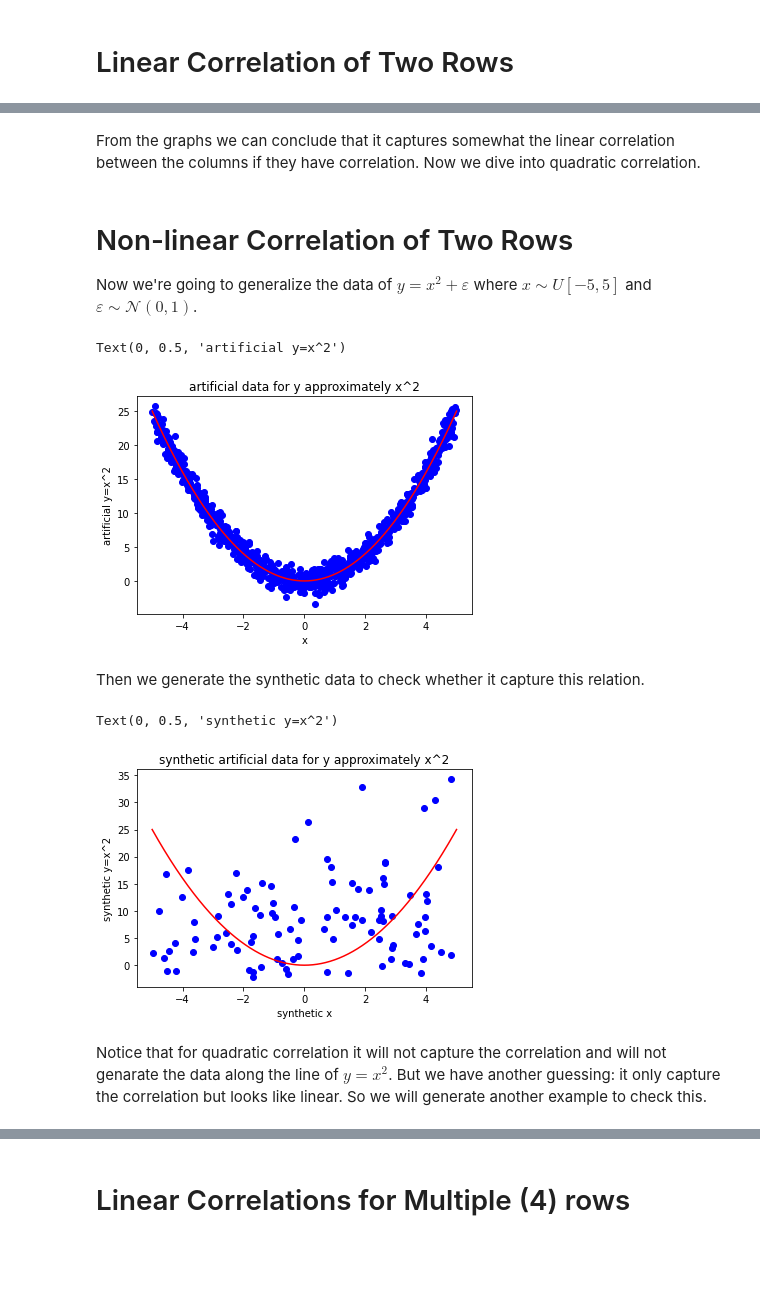
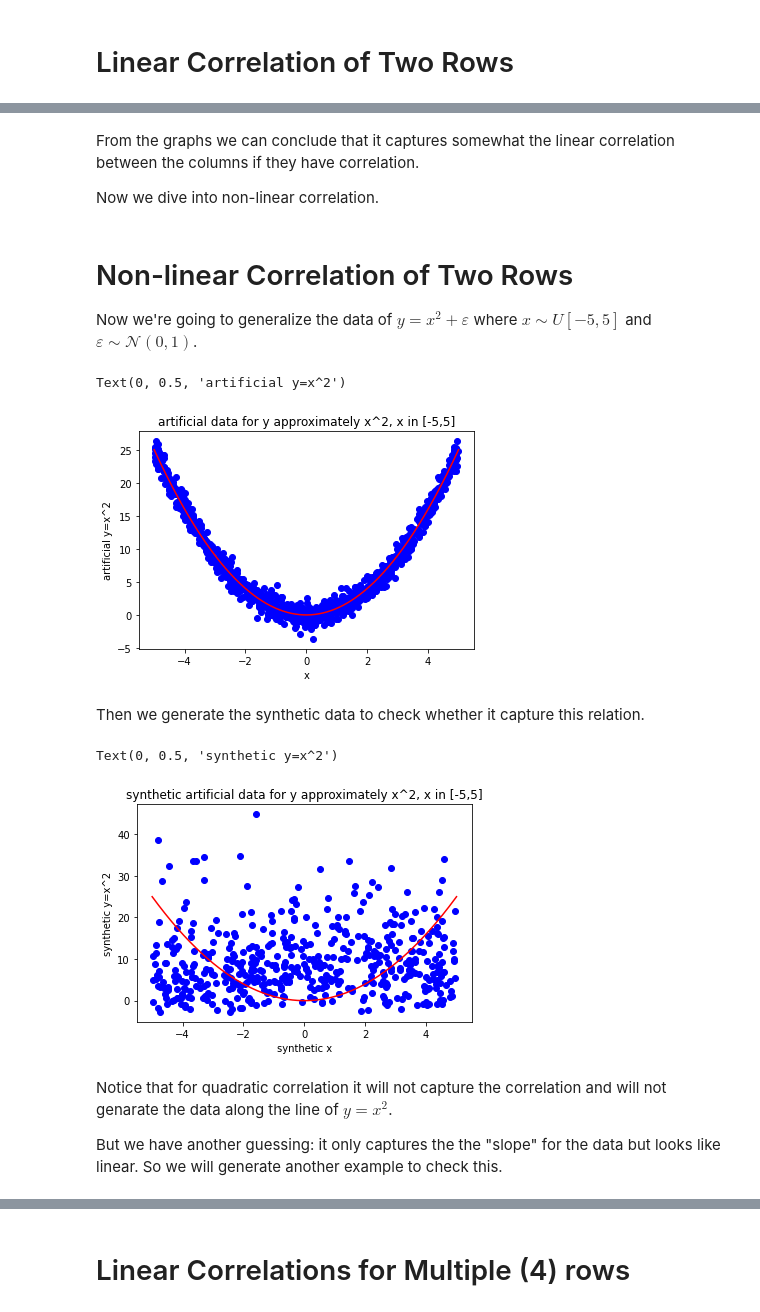
Before and after one commit to JetfiRex/SyntheticDataExperiments, a Jupyter notebook: Experiment for Correlation.ipynb, the cells around one changed output, grey strips where cells are left out. Saved outputs shown, nothing was run; the diff lists cells and outputs as text; code cells hidden in the pictures; blank space fills up the shorter version.

Commit message:
0.1.1 adding sample number for the experimentals.

```diff
--- a/Experiment for Correlation.ipynb
+++ b/Experiment for Correlation.ipynb
@@ -67,5 +71,7 @@ plt.plot(synthetic_x,synthetic_false_target,"bo")
 # %% [markdown]
-From the graphs we can conclude that it captures somewhat the linear correlation between the columns if they have correlation. Now we dive into quadratic correlation.
+From the graphs we can conclude that it captures somewhat the linear correlation between the columns if they have correlation.
+
+Now we dive into non-linear correlation.
 # %% [markdown]
 # Non-linear Correlation of Two Rows
 Now we're going to generalize the data of $y=x^2+\varepsilon$ where $x\sim U[-5,5]$ and $\varepsilon \sim \mathcal{N}(0,1)$.
@@ -77,31 +83,33 @@ real_x = np.linspace(-5,5,1000)
 real_y = real_x*real_x
 plt.plot(x,y,"bo")
 plt.plot(real_x,real_y,"r-")
-plt.title("artificial data for y approximately x^2")
+plt.title("artificial data for y approximately x^2, x in [-5,5]")
 plt.xlabel("x")
 plt.ylabel("artificial y=x^2")
 # %% [output]
 Text(0, 0.5, 'artificial y=x^2')
-[figure, old version]
+[figure, new version]
 # %% [markdown]
 Then we generate the synthetic data to check whether it capture this relation.
 # %%
 df=pd.DataFrame(pd.DataFrame([x,y,false_target]).values.T,columns = ["x","y","false_target"])
 model = GaussianCopula()
 model.fit(df)
-sample = model.sample(num_rows = 100)
+sample = model.sample(num_rows = 500)
 synthetic_x=sample["x"]
 synthetic_y=sample["y"]
 plt.plot(synthetic_x,synthetic_y,"bo")
 plt.plot(real_x,real_y,"r-")
-plt.title("synthetic artificial data for y approximately x^2")
+plt.title("synthetic artificial data for y approximately x^2, x in [-5,5]")
 plt.xlabel("synthetic x")
 plt.ylabel("synthetic y=x^2")
 # %% [output]
 Text(0, 0.5, 'synthetic y=x^2')
-[figure, old version]
+[figure, new version]
 # %% [markdown]
-Notice that for quadratic correlation it will not capture the correlation and will not genarate the data along the line of $y=x^2$. But we have another guessing: it only capture the correlation but looks like linear. So we will generate another example to check this.
+Notice that for quadratic correlation it will not capture the correlation and will not genarate the data along the line of $y=x^2$.
+
+But we have another guessing: it only captures the the "slope" for the data but looks like linear. So we will generate another example to check this.
 # %%
 x=np.random.rand(1000)*5
 y=x**2+np.random.randn(1000)
```
Also changed, not shown: parts of 23 cells of this notebook.
